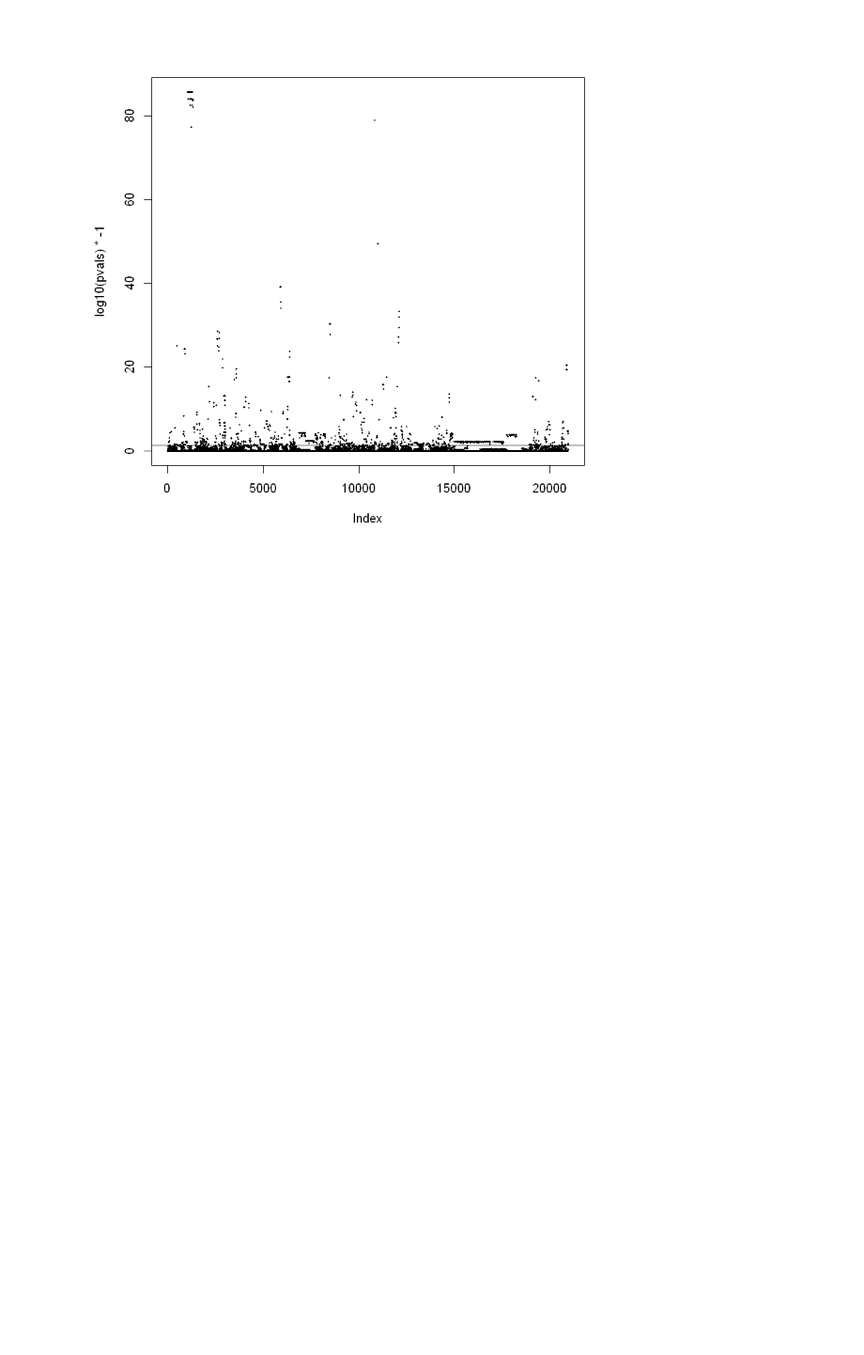
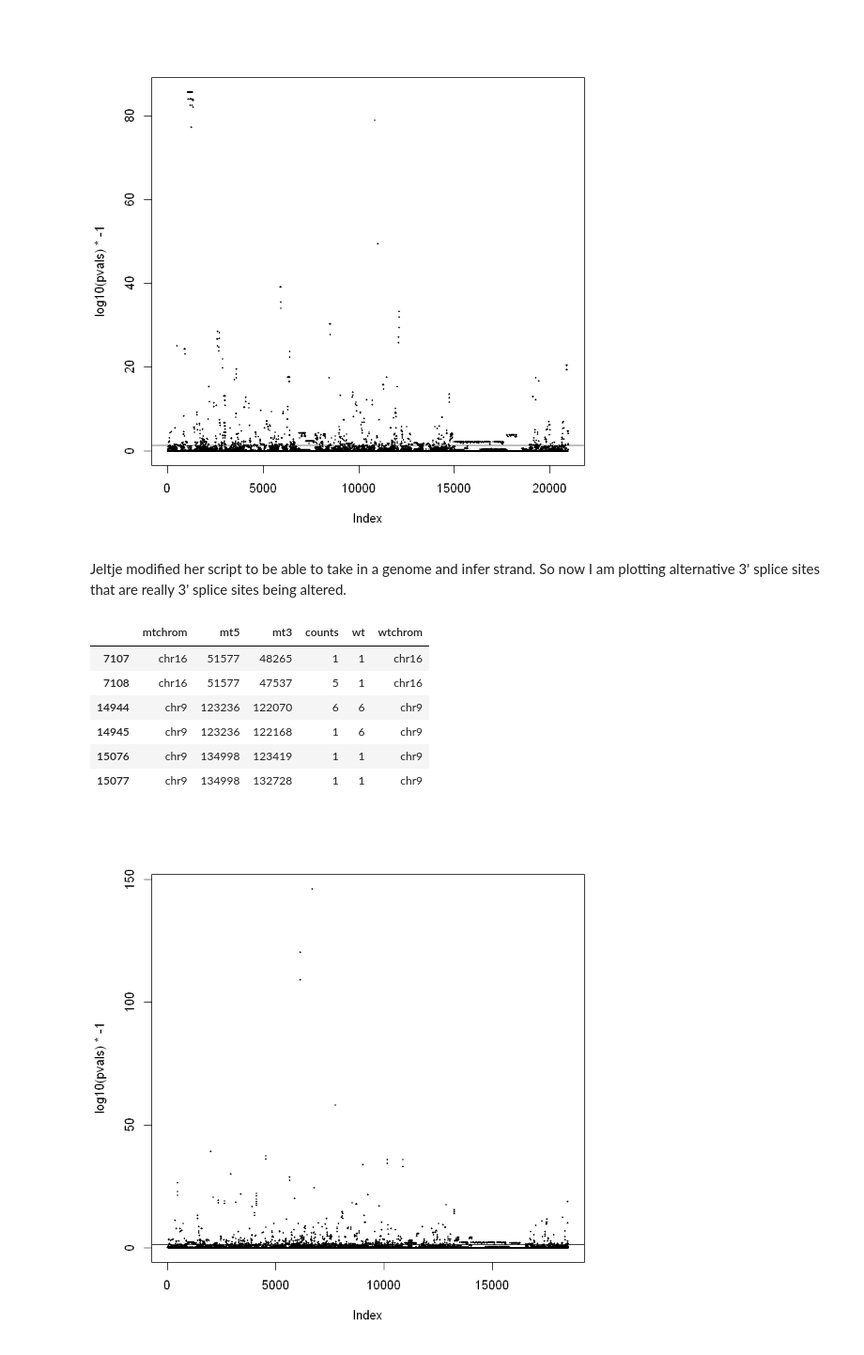
Before and after one commit to belgravia/jupyter-notebooks, a Jupyter notebook: SF3B1 CLL Alternative Splicing.ipynb, the cells around one changed output. Shown at 94% size. Saved outputs shown, nothing was run; the diff lists cells and outputs as text; code cells hidden in the pictures; blank space fills up the shorter version.

Commit message:
updating the alt splice file to contain correct strand plot

```diff
--- a/SF3B1 CLL Alternative Splicing.ipynb
+++ b/SF3B1 CLL Alternative Splicing.ipynb
@@ -179,3 +179,71 @@ abline(h=log10(0.05)*-1)
 | 2083 | chr12 | 18464 | 26820 | 3 | 1 | chr12 |
 | 2084 | chr12 | 26568 | 26820 | 1 | 1 | chr12 |
 [figure]
+# %% [markdown]
+Jeltje modified her script to be able to take in a genome and infer strand. So now I am plotting alternative 3' splice sites that are really 3' splice sites being altered.
+# %%
+setwd('~/bme')
+mtalt = read.table('altsplicejunction_counts.txt')
+mtaltrev = read.table('altsplicejunction_counts.rev.txt')  # 3' ss alterations on the minus strand
+colnames(mtalt) = c('mtchrom', 'mt5', 'mt3', 'counts')
+colnames(mtaltrev) = c('mtchrom', 'mt5', 'mt3', 'counts')
+wtalt = read.table('altsplicejunction_counts.wt.txt')
+wtaltrev = read.table('altsplicejunction_counts.wt.rev.txt')
+
+junctions = mtalt
+junctions$wt = wtalt$V4[match(mtalt$mt5, wtalt$V2)]
+junctions$wtchrom = wtalt$V1[match(mtalt$mt5, wtalt$V2)]  # sanity check
+junctions$mtchrom = as.character(junctions$mtchrom)
+junctions$wtchrom = as.character(junctions$wtchrom)
+junctions = junctions[!is.na(junctions$wt) & junctions$wtchrom == junctions$mtchrom,]
+
+revj = mtaltrev
+revj$wt = wtaltrev$V4[match(mtaltrev$mt3, wtaltrev$V3)]  # add wt counts column by matching 3'
+revj$wtchrom = wtaltrev$V1[match(mtaltrev$mt3, wtaltrev$V3)]  # add wt chrom
+revj$mtchrom = as.character(revj$mtchrom)
+revj$wtchrom = as.character(revj$wtchrom)
+revj = revj[!is.na(revj$wt) & revj$wtchrom == revj$mtchrom,]
+revj$temp = revj[,2]
+revj[,2] = revj[,3]
+revj[,3] = revj$temp
+
+junctions = rbind(junctions, revj[,1:6])
+junctions = junctions[order(junctions$mt5),]
+
+head(junctions)  # data frame containing junction counts for both mutant and wildtype
+
+# current_gene = paste0(junctions[1,1],':',junctions[1,2])
+# info = junctions[1,]
+# genes = c()
+# pvals = c()
+# for (row in 2:nrow(junctions)) {
+#     nameinit = paste0(junctions[row,1],':',junctions[row, 2])
+#     if (nameinit != current_gene) {
+#         for (i in 1:(nrow(info)-1)) {
+#             for (j in (i+1):nrow(info)) {
+#                 ctable = matrix(unlist(c(info[c(i,j),4], info[c(i,j),5])), nrow=2)
+#                 if (sum(ctable) != 0) {
+#                     pvals = c(pvals, fisher.test(ctable)$p.value)
+#                     genes = c(genes, current_gene)
+#                 }
+#             }
+#         }
+#         current_gene = nameinit
+#         info = junctions[row,]
+#     } else {
+#         info = rbind(info, junctions[row,])
+#     }
+# }
+# rgenes = genes[pvals < 0.2]
+# rpvals = pvals[pvals < 0.2]
+plot(log10(pvals)*-1, pch=16, cex=0.3)
+abline(h=log10(0.05)*-1)
+# %% [output]
+|  | mtchrom | mt5 | mt3 | counts | wt | wtchrom |
+| 7107 | chr16 | 51577 | 48265 | 1 | 1 | chr16 |
+| 7108 | chr16 | 51577 | 47537 | 5 | 1 | chr16 |
+| 14944 | chr9 | 123236 | 122070 | 6 | 6 | chr9 |
+| 14945 | chr9 | 123236 | 122168 | 1 | 6 | chr9 |
+| 15076 | chr9 | 134998 | 123419 | 1 | 1 | chr9 |
+| 15077 | chr9 | 134998 | 132728 | 1 | 1 | chr9 |
+[figure, added]
```
Also changed, not shown: parts of 1 cell of this notebook.
